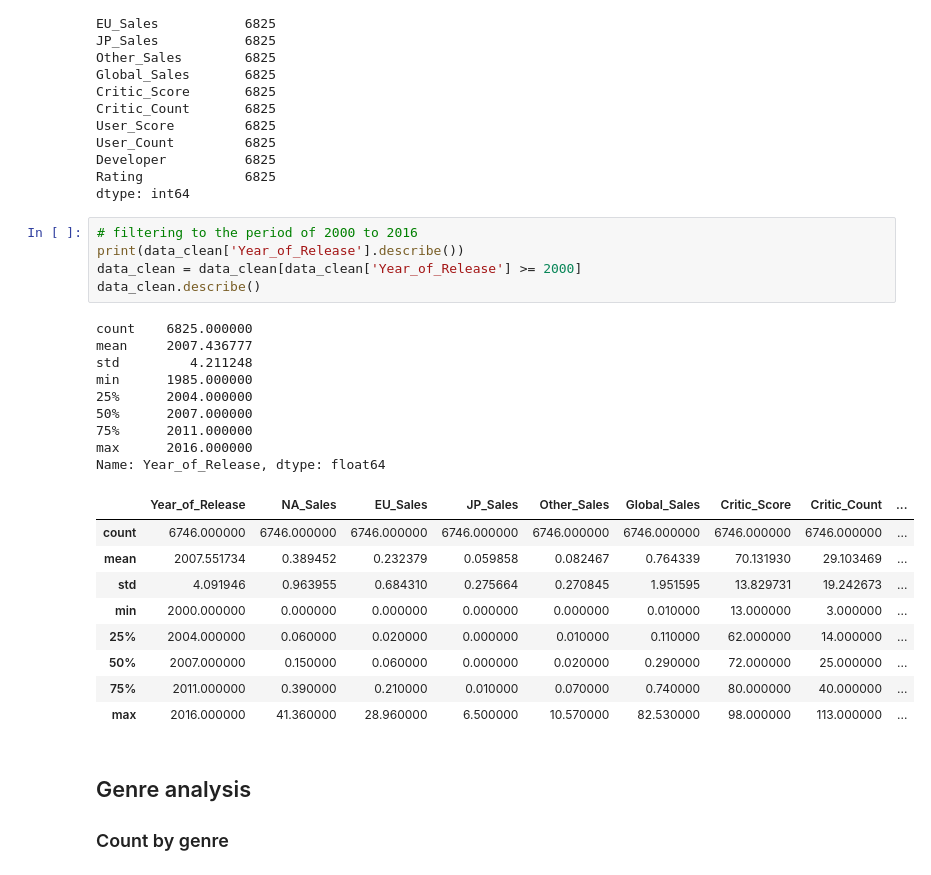
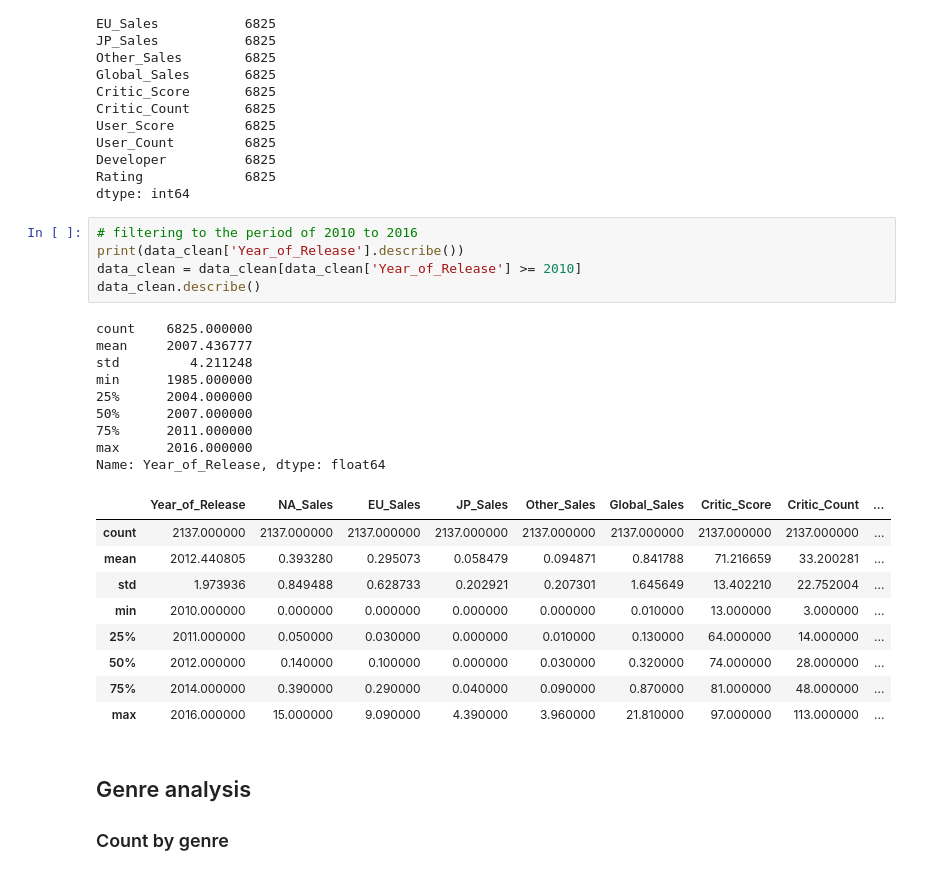
Before and after one commit to hansstanley/YongTauFoo, a Jupyter notebook: notebooks/sales_rush_kirubi.ipynb, the cells around one changed output. Saved outputs shown, nothing was run; the diff lists cells and outputs as text.

```diff
--- a/notebooks/sales_rush_kirubi.ipynb
+++ b/notebooks/sales_rush_kirubi.ipynb
@@ -69,29 +72,29 @@ Developer          6825
 Rating             6825
 dtype: int64
 # %%
-# filtering to the period of 2000 to 2016
+# filtering to the period of 2010 to 2016
 print(data_clean['Year_of_Release'].describe())
-data_clean = data_clean[data_clean['Year_of_Release'] >= 2000]
+data_clean = data_clean[data_clean['Year_of_Release'] >= 2010]
 data_clean.describe()
 # %% [output]
 count    6825.000000
 mean     2007.436777
 std         4.211248
 min      1985.000000
 25%      2004.000000
 50%      2007.000000
 75%      2011.000000
 max      2016.000000
 Name: Year_of_Release, dtype: float64
 |  | Year_of_Release | NA_Sales | EU_Sales | JP_Sales | Other_Sales | Global_Sales | Critic_Score | Critic_Count | ... |
-| count | 6746.000000 | 6746.000000 | 6746.000000 | 6746.000000 | 6746.000000 | 6746.000000 | 6746.000000 | 6746.000000 | ... |
-| mean | 2007.551734 | 0.389452 | 0.232379 | 0.059858 | 0.082467 | 0.764339 | 70.131930 | 29.103469 | ... |
-| std | 4.091946 | 0.963955 | 0.684310 | 0.275664 | 0.270845 | 1.951595 | 13.829731 | 19.242673 | ... |
-| min | 2000.000000 | 0.000000 | 0.000000 | 0.000000 | 0.000000 | 0.010000 | 13.000000 | 3.000000 | ... |
-| 25% | 2004.000000 | 0.060000 | 0.020000 | 0.000000 | 0.010000 | 0.110000 | 62.000000 | 14.000000 | ... |
-| 50% | 2007.000000 | 0.150000 | 0.060000 | 0.000000 | 0.020000 | 0.290000 | 72.000000 | 25.000000 | ... |
-| 75% | 2011.000000 | 0.390000 | 0.210000 | 0.010000 | 0.070000 | 0.740000 | 80.000000 | 40.000000 | ... |
-| max | 2016.000000 | 41.360000 | 28.960000 | 6.500000 | 10.570000 | 82.530000 | 98.000000 | 113.000000 | ... |
+| count | 2137.000000 | 2137.000000 | 2137.000000 | 2137.000000 | 2137.000000 | 2137.000000 | 2137.000000 | 2137.000000 | ... |
+| mean | 2012.440805 | 0.393280 | 0.295073 | 0.058479 | 0.094871 | 0.841788 | 71.216659 | 33.200281 | ... |
+| std | 1.973936 | 0.849488 | 0.628733 | 0.202921 | 0.207301 | 1.645649 | 13.402210 | 22.752004 | ... |
+| min | 2010.000000 | 0.000000 | 0.000000 | 0.000000 | 0.000000 | 0.010000 | 13.000000 | 3.000000 | ... |
+| 25% | 2011.000000 | 0.050000 | 0.030000 | 0.000000 | 0.010000 | 0.130000 | 64.000000 | 14.000000 | ... |
+| 50% | 2012.000000 | 0.140000 | 0.100000 | 0.000000 | 0.030000 | 0.320000 | 74.000000 | 28.000000 | ... |
+| 75% | 2014.000000 | 0.390000 | 0.290000 | 0.040000 | 0.090000 | 0.870000 | 81.000000 | 48.000000 | ... |
+| max | 2016.000000 | 15.000000 | 9.090000 | 4.390000 | 3.960000 | 21.810000 | 97.000000 | 113.000000 | ... |
 # %% [markdown]
 ## Genre analysis
 
```
Also changed, not shown: parts of 7 cells of this notebook, 3 other files.
